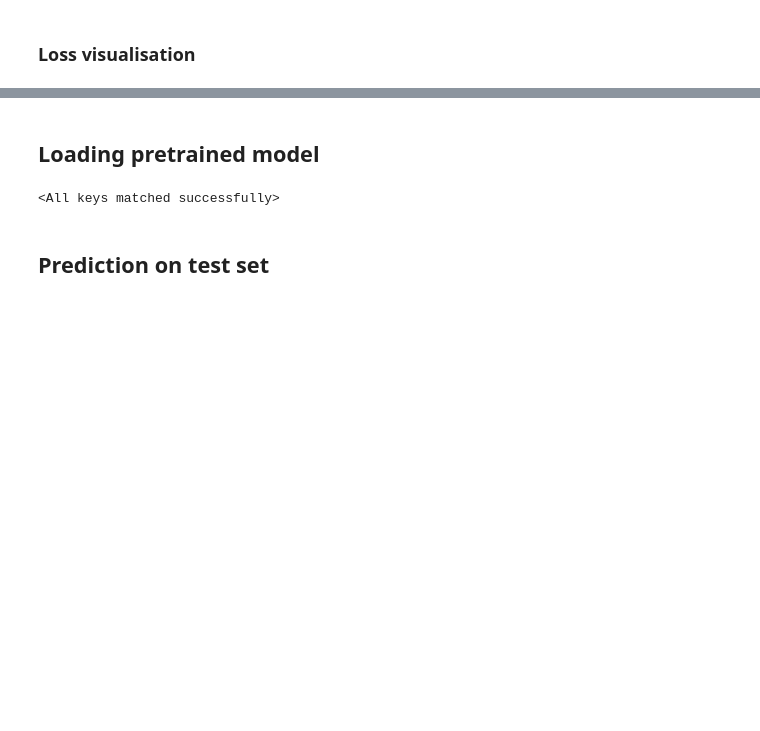
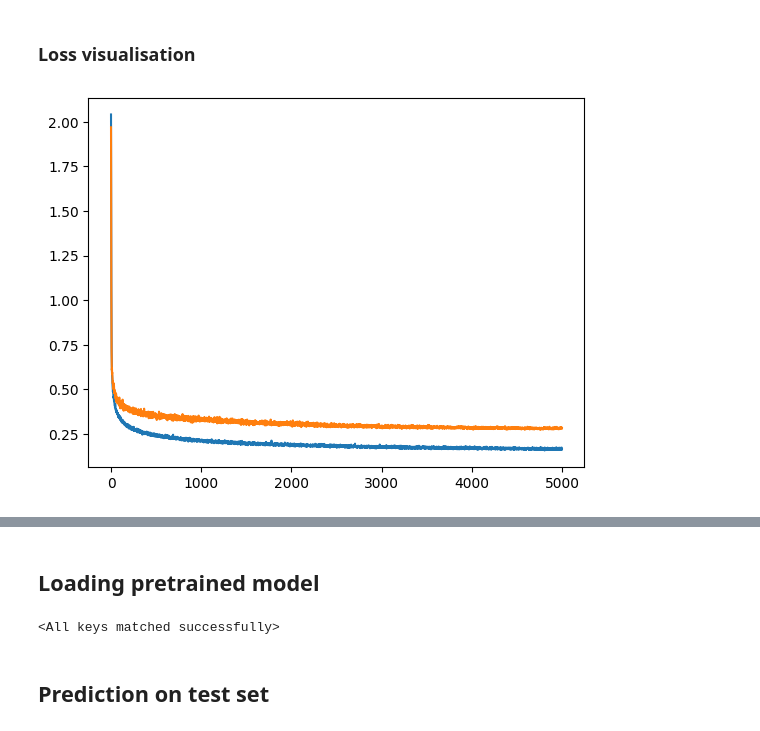
Before and after one commit to BDomzal/inks, a Jupyter notebook: notebooks/inks_nn_regression.ipynb, the cells around one changed output, grey strips where cells are left out. Drawn from its saved outputs; the diff is of its cells as text; code cells hidden in the pictures; blank space fills up the shorter version.

```diff
--- a/notebooks/inks_nn_regression.ipynb
+++ b/notebooks/inks_nn_regression.ipynb
@@ -194,5 +178,9 @@ LOSS train 0.16570989191532134 test 0.21257801527853112
 ### Loss visualisation
 # %%
 #%matplotlib widget
+# %%
+visualise_losses(train_losses, val_losses)
+# %% [output]
+[figure, added]
 # %%
 visualise_losses(train_losses, val_losses)
```
Also changed, not shown: parts of 30 cells of this notebook, 5 other files.
